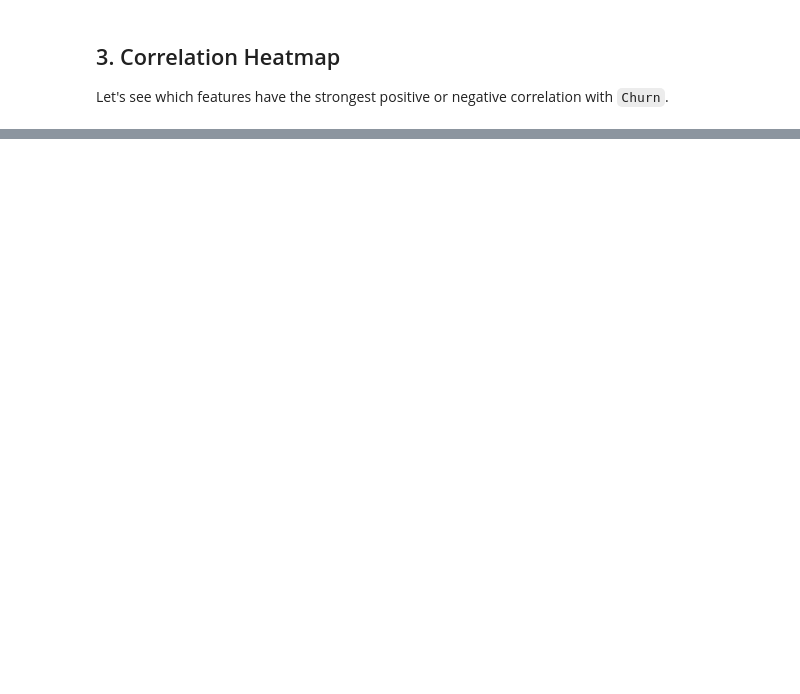
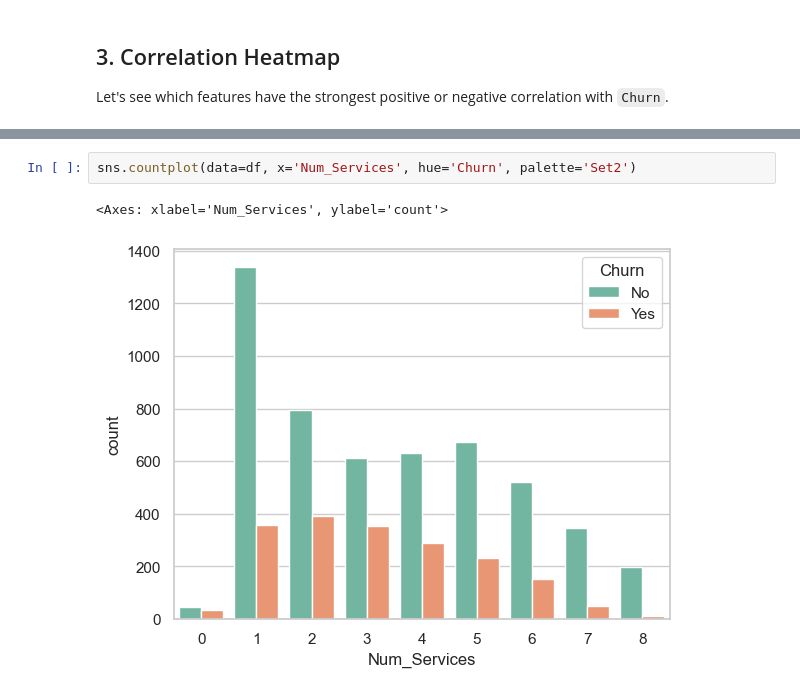
Before and after one commit to yasirG90/churn-model, a Jupyter notebook: notebooks/04_Correlation_and_Feature_Engineering.ipynb, the cells around one changed output, grey strips where cells are left out. Cells and saved outputs as stored; diff of their text form; blank space fills up the shorter version.

```diff
--- a/notebooks/04_Correlation_and_Feature_Engineering.ipynb
+++ b/notebooks/04_Correlation_and_Feature_Engineering.ipynb
@@ -82,0 +136,5 @@ plt.show()
+# %%
+sns.countplot(data=df, x='Num_Services', hue='Churn', palette='Set2')
+# %% [output]
+<Axes: xlabel='Num_Services', ylabel='count'>
+[figure, added]
```
Also changed, not shown: parts of 12 cells of this notebook, 2 other files.
